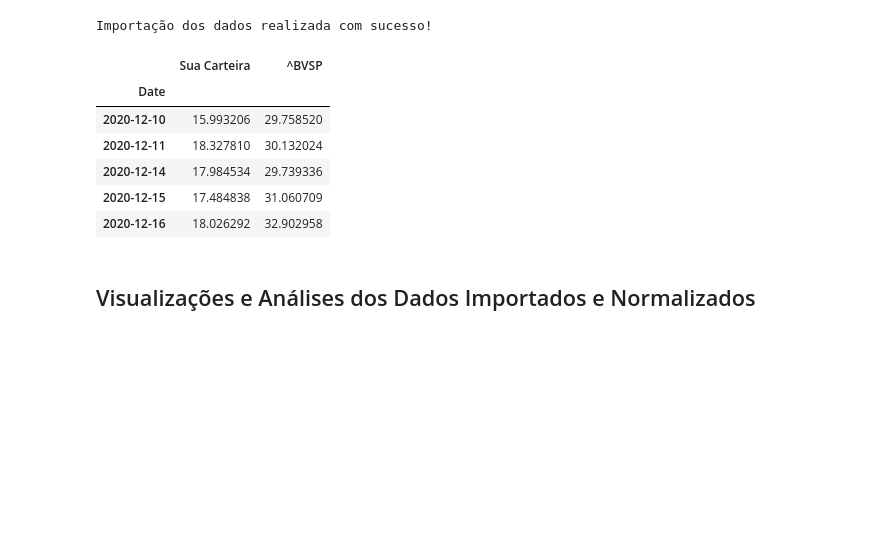
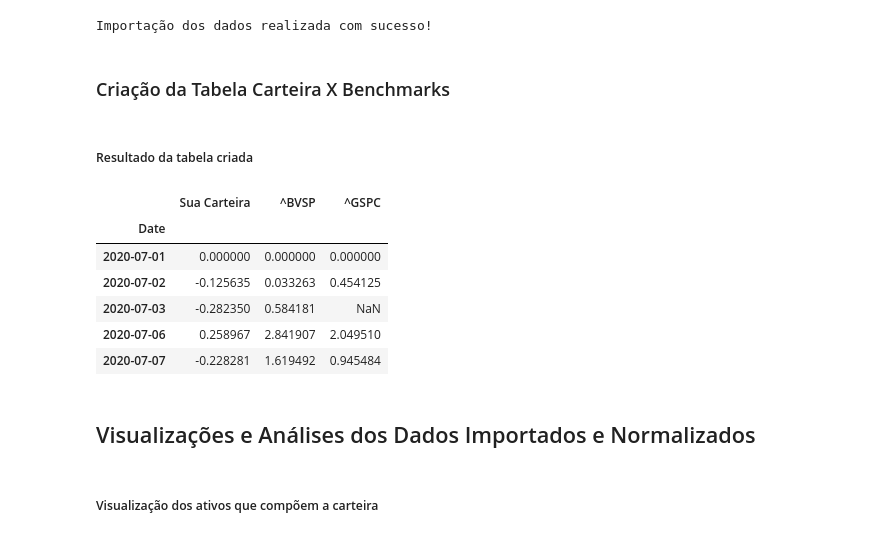
Before and after one commit to gabrieldepaiva/ProjetosParalelos, a Jupyter notebook: Analise_Carteira_de_Acoes_Pessoal.ipynb, the cells around one changed output. Drawn from its saved outputs; the diff is of its cells as text; code cells hidden in the pictures; blank space fills up the shorter version.

```diff
--- a/Analise_Carteira_de_Acoes_Pessoal.ipynb
+++ b/Analise_Carteira_de_Acoes_Pessoal.ipynb
@@ -161,4 +203,6 @@ bmk_var_acum = ((BaseDados2/BaseDados2.iloc[0])-1)*100
 print('Importação dos dados realizada com sucesso!')
 # %% [output]
 Importação dos dados realizada com sucesso!
+# %% [markdown]
+### Criação da Tabela Carteira X Benchmarks
 # %%
@@ -170,16 +215,21 @@ tabela_final['Sua Carteira'] = ValorTotal['Retorno']
 
 for i in benchmarks:
   tabela_final[i] = bmk_var_acum[i]
-# %%
-tabela_final.tail()
-# %% [output]
-|  | Sua Carteira | ^BVSP |
-| Date |  |  |
-| 2020-12-10 | 15.993206 | 29.758520 |
-| 2020-12-11 | 18.327810 | 30.132024 |
-| 2020-12-14 | 17.984534 | 29.739336 |
-| 2020-12-15 | 17.484838 | 31.060709 |
-| 2020-12-16 | 18.026292 | 32.902958 |
+# %% [markdown]
+##### Resultado da tabela criada
+# %%
+#@title
+tabela_final.head()
+# %% [output]
+|  | Sua Carteira | ^BVSP | ^GSPC |
+| Date |  |  |  |
+| 2020-07-01 | 0.000000 | 0.000000 | 0.000000 |
+| 2020-07-02 | -0.125635 | 0.033263 | 0.454125 |
+| 2020-07-03 | -0.282350 | 0.584181 | NaN |
+| 2020-07-06 | 0.258967 | 2.841907 | 2.049510 |
+| 2020-07-07 | -0.228281 | 1.619492 | 0.945484 |
 # %% [markdown]
 ## Visualizações e Análises dos Dados Importados e Normalizados
+# %% [markdown]
+##### Visualização dos ativos que compõem a carteira
 # %%
```
Also changed, not shown: parts of 23 cells of this notebook.
